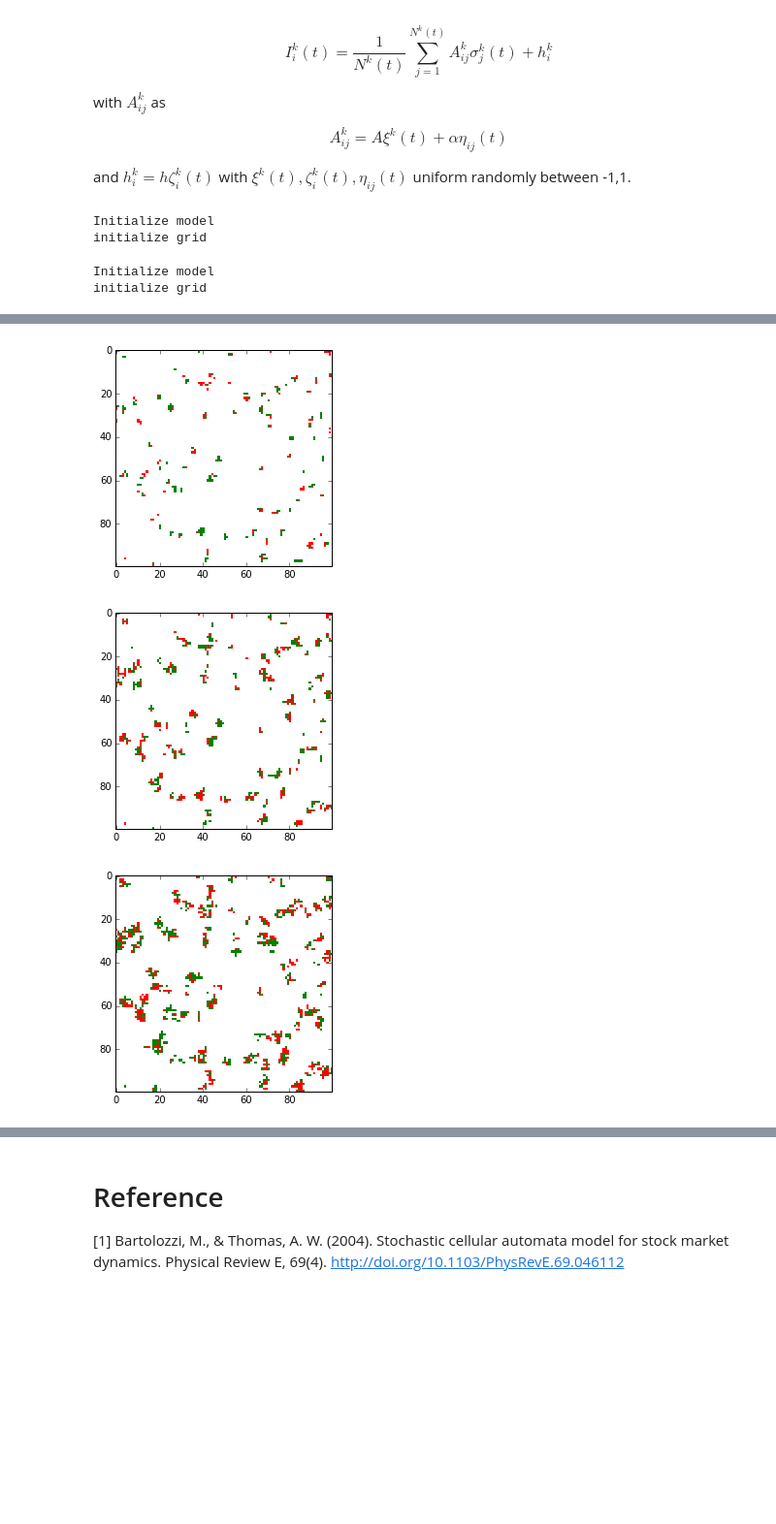
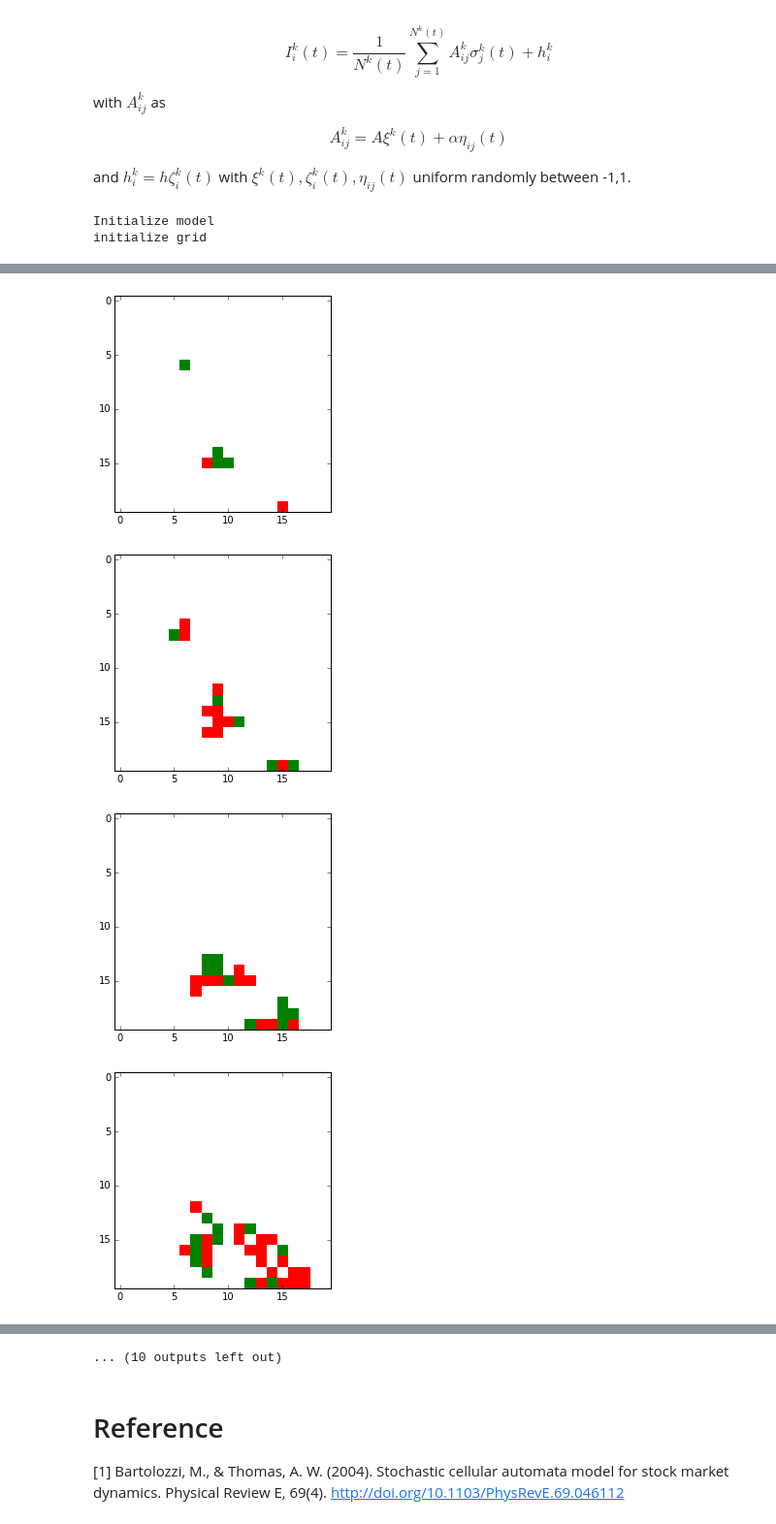
Before and after one commit to boersmamarcel/CAStocks, a Jupyter notebook: notebooks/CA stockprice-Marcel.ipynb, the cells around one changed output, grey strips where cells are left out. Shown at 97% size. Cells and saved outputs as stored; diff of their text form; code cells hidden in the pictures; blank space fills up the shorter version.

Commit message:
Adds proportional price change

```diff
--- a/notebooks/CA stockprice-Marcel.ipynb
+++ b/notebooks/CA stockprice-Marcel.ipynb
@@ -42,7 +42,7 @@ from scipy.ndimage import measurements
 
 class CAStochastic(object):
 
-    def __init__(self, p, width, height, pe, pd, ph):
+    def __init__(self, p, width, height, pe, pd, ph, price):
         print "Initialize model"
         self.initializeGrid(p, width, height)
         self.pe = pe #enter probability
@@ -53,6 +53,8 @@ class CAStochastic(object):
         self.A = 1.8
         self.a = 2*self.A
         self.h = 0
+        self.beta = 0.0000001
+        self.price = price
 
     def getGrid(self):
         return self.grid
@@ -163,10 +165,19 @@ class CAStochastic(object):
 
 
     def updatePrice(self):
-        a= 1
+        x = self.beta
+        vals = 0
+        for i in range(len(self.clusterSize)):
+            for j in range(int(self.clusterSize[i])):
+                #sum cluster size time ones and cluster size times -1
+                vals += self.clusterSize[i]*self.nClustOnes[i] - self.clusterSize[i]*(self.clusterSize[i] - self.nClustOnes[i])
+
+        x *= vals
+
+        self.price += self.price*x
+
+    def getPrice(self):
+        return self.price
-# %% [output]
-Initialize model
-initialize grid
 # %%
 import numpy as np
 import matplotlib.pyplot as plt
@@ -176,15 +187,18 @@ fig = plt.figure()
 
 %matplotlib inline
 
-model = CAStochastic(0.01, 100, 100, 0.0001, 0.05, 0.0485)
+initPrice = 100
+model = CAStochastic(0.01, 20, 20, 0.0001, 0.05, 0.0485, initPrice)
 
-steps = 40
+steps = 200
 
+prices = [initPrice]
 for i in range(steps):
     model.doStep()
+    prices = np.append(prices, model.getPrice())
     if i % 10 == 0:
         # declare variables
-        N = 100 # size
+        N = 10 # size
         skip = 10
         saveVideo = False
         A = model.getGrid()
@@ -197,6 +211,9 @@ for i in range(steps):
                             cmap = cmap,norm=norm)
 
         plt.show()
+
+plt.plot(prices)
+plt.show()
 # %% [output]
 Initialize model
 initialize grid
@@ -204,3 +221,4 @@ initialize grid
-[figure, old version]
+[figure, new version]
-[figure, old version]
+[figure, new version]
-[figure, old version]
+[figure, new version]
+[figure, added]
@@ -207,3 +231,4 @@ initialize grid
+... (10 outputs left out)
 # %% [markdown]
 # Reference
 [1] Bartolozzi, M., & Thomas, A. W. (2004). Stochastic cellular automata model for stock market dynamics. Physical Review E, 69(4). http://doi.org/10.1103/PhysRevE.69.046112
```
Also changed, not shown: parts of 2 cells of this notebook.
